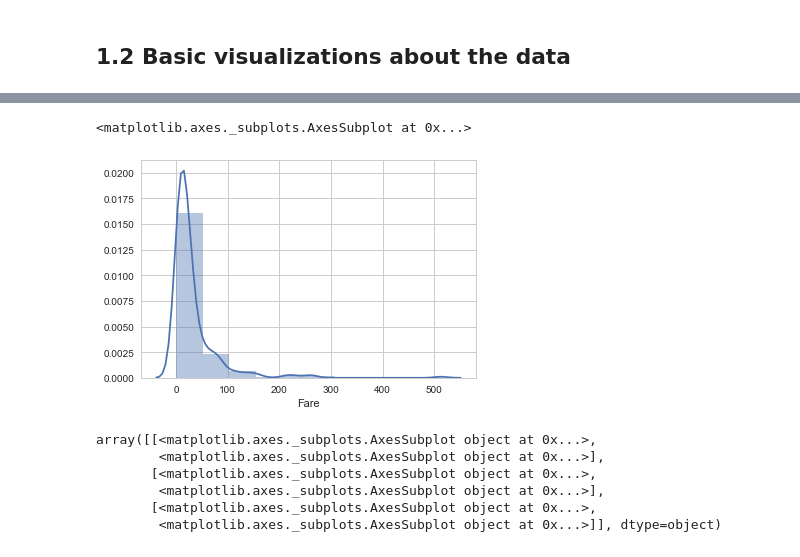
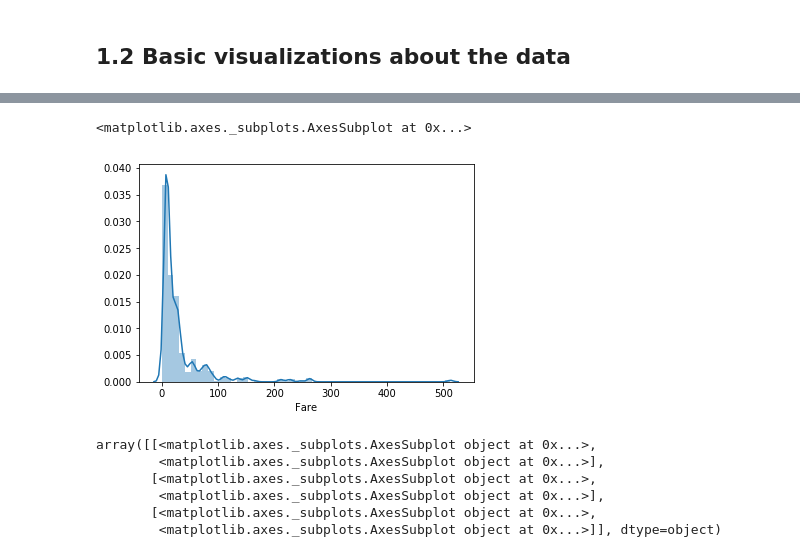
Before and after one commit to waficf/Python_Data_Training, a Jupyter notebook: The Titanic Predictive Model.ipynb, the cells around one changed output, grey strips where cells are left out. Drawn from its saved outputs; the diff is of its cells as text; code cells hidden in the pictures.

```diff
--- a/The Titanic Predictive Model.ipynb
+++ b/The Titanic Predictive Model.ipynb
@@ -11,8 +11,8 @@ import warnings
 warnings.filterwarnings('ignore')
 
 # Import data into pandas dataframes
-titanic_data = pd.read_csv('titanic_data.csv')
-test  = pd.read_csv('test.csv' )
+titanic_data = pd.read_csv('/Users/wafic/Downloads/data/Training_datasets/titanic_data.csv')
+# test  = pd.read_csv('test.csv' )
 # %%
 titanic_data.info()
 # %% [output]
@@ -151,8 +180,8 @@ dtype: int64
 # %%
-sns.distplot(titanic_df.Fare, bins=10, kde=True, rug=False, hist=True)
+sns.distplot(titanic_df.Fare, rug=False, hist=True)
 # %% [output]
 <matplotlib.axes._subplots.AxesSubplot at 0x...>
-[figure, old version]
+[figure, new version]
 # %%
 titanic_df.hist(bins=15, figsize=(15,7))
 # %% [output]
```
Also changed, not shown: parts of 3 cells of this notebook, 1 other file.
